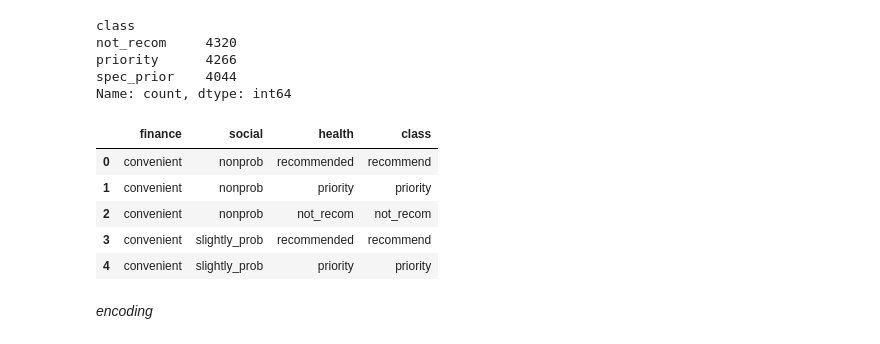
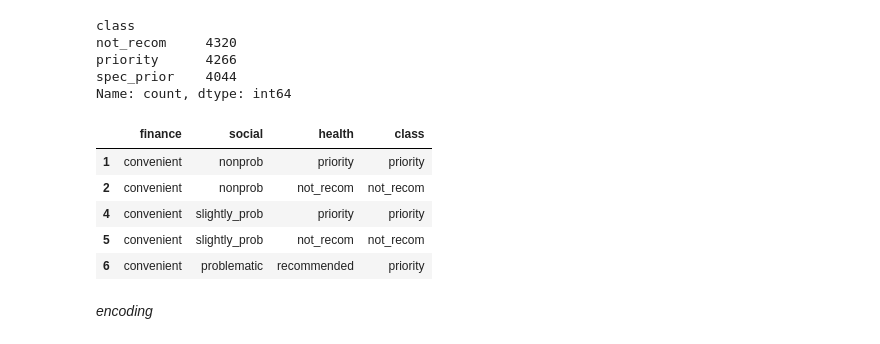
Before and after one commit to nihafahaz/Nursery-SVM-NN-UAS-Kel3, a Jupyter notebook: UAS_Pembelajaran Mesin_Kelompok 3.ipynb, the cells around one changed output. Saved outputs shown, nothing was run; the diff lists cells and outputs as text; code cells hidden in the pictures.

```diff
--- a/UAS_Pembelajaran Mesin_Kelompok 3.ipynb
+++ b/UAS_Pembelajaran Mesin_Kelompok 3.ipynb
@@ -120,16 +120,16 @@ Name: count, dtype: int64
 # %%
 # Pilih kolom yang akan digunakan
 kolom_pilihan = ['finance', 'social', 'health', 'class']
-df_pilihan = df[kolom_pilihan].copy()
+df_pilihan = df_pilihan[kolom_pilihan].copy()
 
 df_pilihan.head()
 # %% [output]
 |  | finance | social | health | class |
-| 0 | convenient | nonprob | recommended | recommend |
 | 1 | convenient | nonprob | priority | priority |
 | 2 | convenient | nonprob | not_recom | not_recom |
-| 3 | convenient | slightly_prob | recommended | recommend |
 | 4 | convenient | slightly_prob | priority | priority |
+| 5 | convenient | slightly_prob | not_recom | not_recom |
+| 6 | convenient | problematic | recommended | priority |
 # %% [markdown]
 *encoding*
 # %%
```
Also changed, not shown: parts of 6 cells of this notebook.
